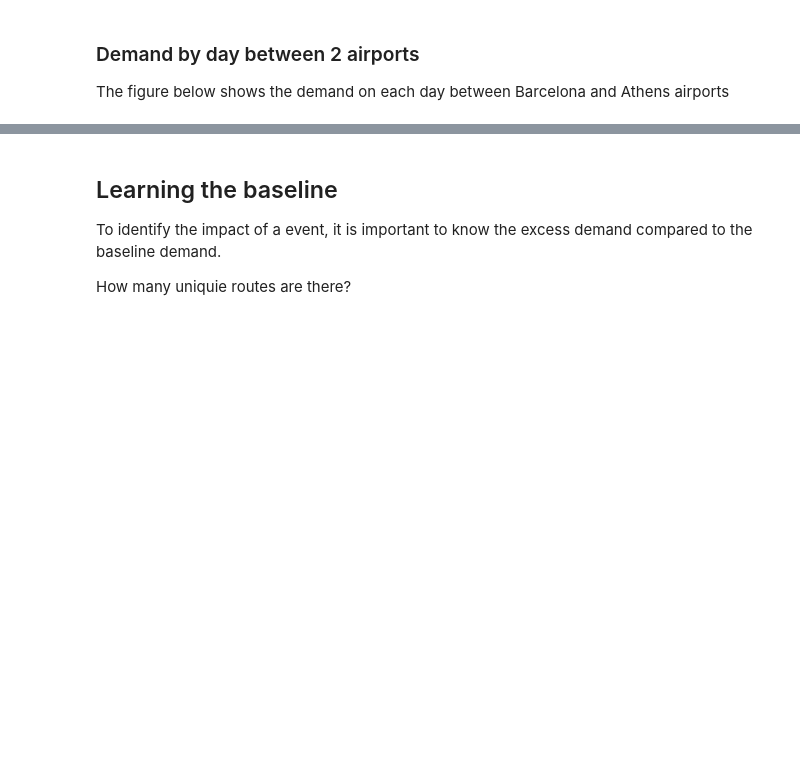
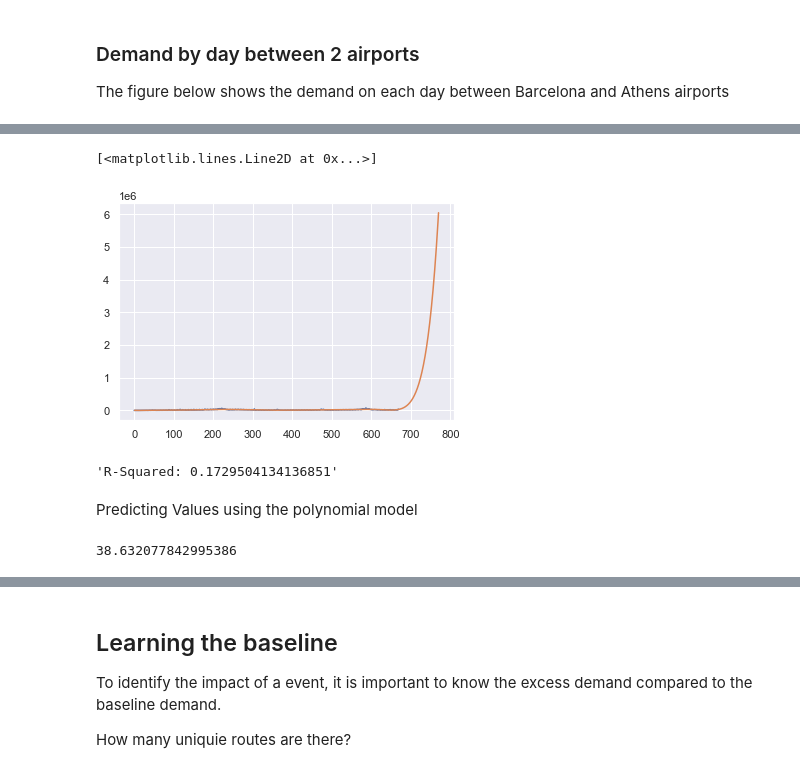
Before and after one commit to liamhbyrne/HackAI, a Jupyter notebook: data_overview/overview.ipynb, the cells around one changed output, grey strips where cells are left out. Drawn from its saved outputs; the diff is of its cells as text; code cells hidden in the pictures; blank space fills up the shorter version.

```diff
--- a/data_overview/overview.ipynb
+++ b/data_overview/overview.ipynb
@@ -53,0 +77,23 @@ plt.plot(x, y1)
+# %%
+plt.figure()
+bcn_to_ath = df.loc[(df['origin'] == "ROM") & (df['destination'] == "ATH") ]
+x = [i for i in range(len(bcn_to_ath.index))]
+y1 = bcn_to_ath['volume']
+plt.plot(x, y1)
+
+polyModel = np.poly1d(np.polyfit([i for i in range(len(x))], y1, 10))
+fitted_line = np.linspace(1, len(x), np.max(y1).astype(int))
+plt.plot(fitted_line, polyModel(fitted_line))
+# %% [output]
+[<matplotlib.lines.Line2D at 0x...>]
+[figure, added]
+# %%
+"R-Squared: {}".format(r2_score(y1, polyModel(x)))
+# %% [output]
+'R-Squared: 0.1729504134136851'
+# %% [markdown]
+Predicting Values using the polynomial model
+# %%
+polyModel(10)
+# %% [output]
+38.632077842995386
```
Also changed, not shown: parts of 22 cells of this notebook, 5 other files.
